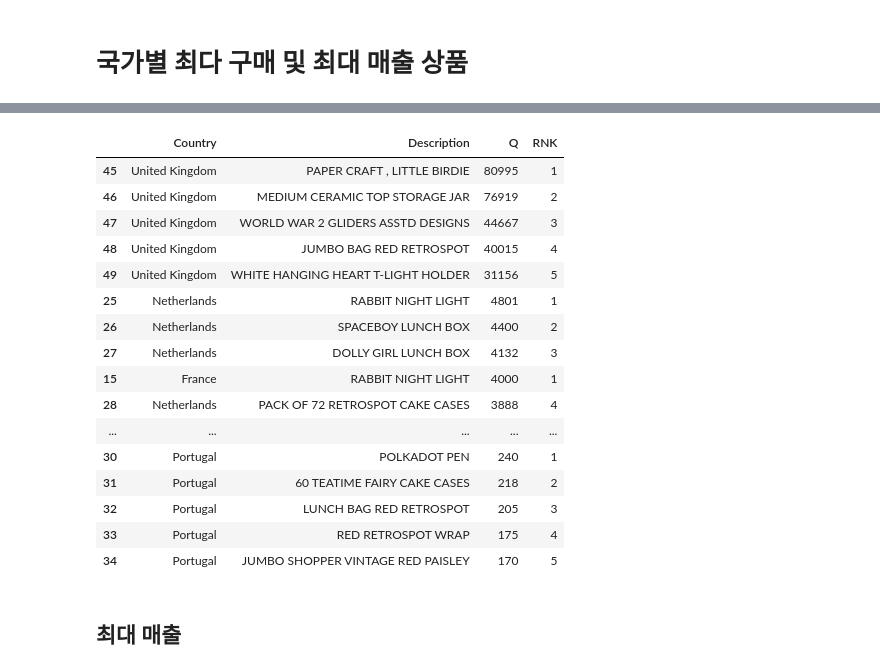
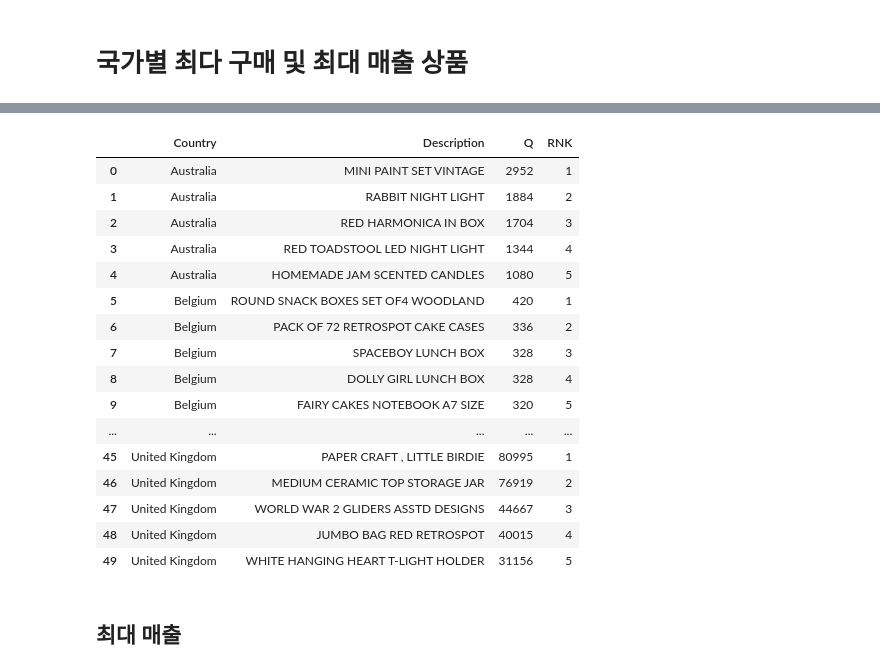
Before and after one commit to JungHunL22/Customer_Analysis_PLT, a Jupyter notebook: code/국가별 비교 시각화.ipynb, the cells around one changed output, grey strips where cells are left out. Cells and saved outputs as stored; diff of their text form; code cells hidden in the pictures.

```diff
--- a/code/국가별 비교 시각화.ipynb
+++ b/code/국가별 비교 시각화.ipynb
@@ -194,23 +216,23 @@ top5_q=SQL_load(sql=sql3)
 # %%
-top5_q.sort_values('Q',ascending=False)
+top5_q
 # %% [output]
 |  | Country | Description | Q | RNK |
+| 0 | Australia | MINI PAINT SET VINTAGE | 2952 | 1 |
+| 1 | Australia | RABBIT NIGHT LIGHT | 1884 | 2 |
+| 2 | Australia | RED HARMONICA IN BOX | 1704 | 3 |
+| 3 | Australia | RED TOADSTOOL LED NIGHT LIGHT | 1344 | 4 |
+| 4 | Australia | HOMEMADE JAM SCENTED CANDLES | 1080 | 5 |
+| 5 | Belgium | ROUND SNACK BOXES SET OF4 WOODLAND | 420 | 1 |
+| 6 | Belgium | PACK OF 72 RETROSPOT CAKE CASES | 336 | 2 |
+| 7 | Belgium | SPACEBOY LUNCH BOX | 328 | 3 |
+| 8 | Belgium | DOLLY GIRL LUNCH BOX | 328 | 4 |
+| 9 | Belgium | FAIRY CAKES NOTEBOOK A7 SIZE | 320 | 5 |
+| ... | ... | ... | ... | ... |
 | 45 | United Kingdom | PAPER CRAFT , LITTLE BIRDIE | 80995 | 1 |
 | 46 | United Kingdom | MEDIUM CERAMIC TOP STORAGE JAR | 76919 | 2 |
 | 47 | United Kingdom | WORLD WAR 2 GLIDERS ASSTD DESIGNS | 44667 | 3 |
 | 48 | United Kingdom | JUMBO BAG RED RETROSPOT | 40015 | 4 |
 | 49 | United Kingdom | WHITE HANGING HEART T-LIGHT HOLDER | 31156 | 5 |
-| 25 | Netherlands | RABBIT NIGHT LIGHT | 4801 | 1 |
-| 26 | Netherlands | SPACEBOY LUNCH BOX | 4400 | 2 |
-| 27 | Netherlands | DOLLY GIRL LUNCH BOX | 4132 | 3 |
-| 15 | France | RABBIT NIGHT LIGHT | 4000 | 1 |
-| 28 | Netherlands | PACK OF 72 RETROSPOT CAKE CASES | 3888 | 4 |
-| ... | ... | ... | ... | ... |
-| 30 | Portugal | POLKADOT PEN | 240 | 1 |
-| 31 | Portugal | 60 TEATIME FAIRY CAKE CASES | 218 | 2 |
-| 32 | Portugal | LUNCH BAG RED RETROSPOT | 205 | 3 |
-| 33 | Portugal | RED RETROSPOT WRAP | 175 | 4 |
-| 34 | Portugal | JUMBO SHOPPER VINTAGE RED PAISLEY | 170 | 5 |
 # %% [markdown]
 ## 최대 매출
 # %%
```
Also changed, not shown: parts of 13 cells of this notebook, 1 other file.
